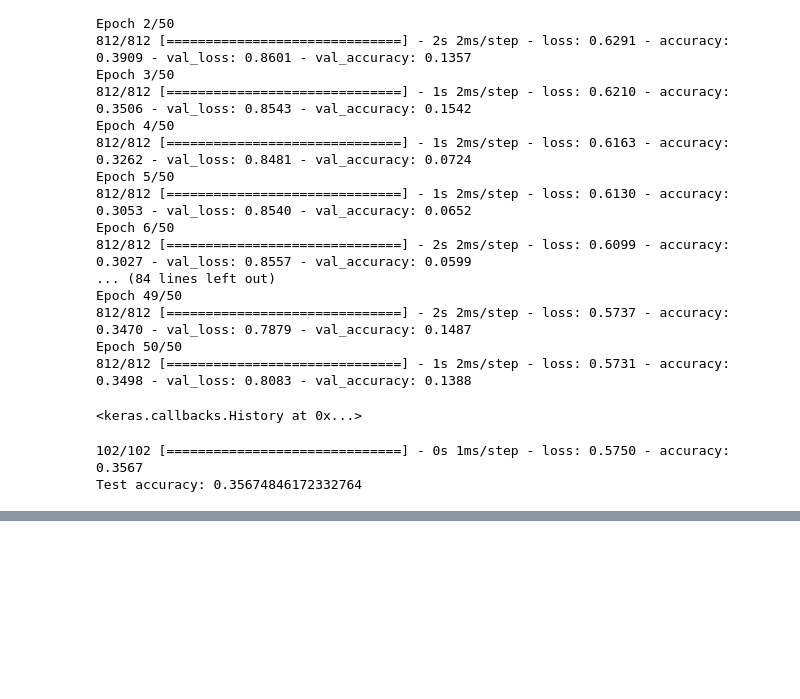
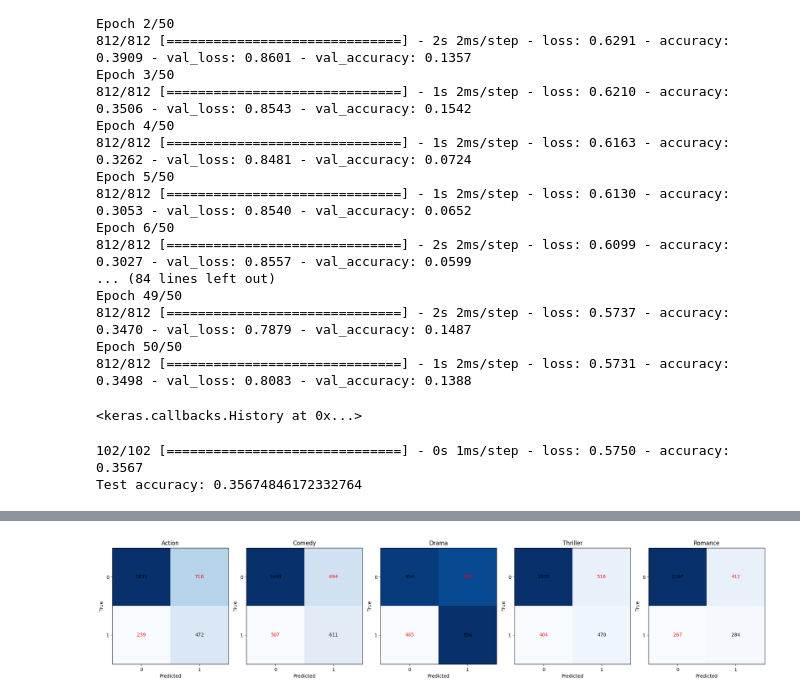
Before and after one commit to canxiu-zhang/ML_YUniv, a Jupyter notebook: ml_1010/group_projects/milestone_4.ipynb, the cells around one changed output, grey strips where cells are left out. Drawn from its saved outputs; the diff is of its cells as text; code cells hidden in the pictures; blank space fills up the shorter version.

```diff
--- a/ml_1010/group_projects/milestone_4.ipynb
+++ b/ml_1010/group_projects/milestone_4.ipynb
@@ -75,3 +75,40 @@ print("Test accuracy:", scores[1])
 # %% [output]
 102/102 [==============================] - 0s 1ms/step - loss: 0.5750 - accuracy: 0.3567
 Test accuracy: 0.35674846172332764
+# %%
+from sklearn.metrics import multilabel_confusion_matrix
+import matplotlib.pyplot as plt
+
+# Define a dictionary to map numeric labels to text labels
+label_dict = {0: 'Action', 1: 'Comedy', 2: 'Drama', 3: 'Thriller', 4: 'Romance'}
+
+# Make predictions on the test set
+y_pred = model.predict(x_test_selected)
+
+# Convert probability predictions to binary predictions
+y_pred_binary = np.round(y_pred)
+
+# Compute the confusion matrix
+confusion_mtx = multilabel_confusion_matrix(y_test, y_pred_binary)
+
+# Plot the confusion matrix
+fig, ax = plt.subplots(nrows=1, ncols=5, figsize=(20, 5))
+for i in range(5):
+    cm = confusion_mtx[i]
+    ax[i].matshow(cm, cmap='Blues')
+    for row in range(cm.shape[0]):
+        for col in range(cm.shape[1]):
+            if row == col:
+                ax[i].text(x=col, y=row, s=cm[row, col], va='center', ha='center')
+            else:
+                ax[i].text(x=col, y=row, s=cm[row, col], va='center', ha='center', color='red')
+    ax[i].set_title(label_dict[i])
+    ax[i].set_xlabel('Predicted')
+    ax[i].set_ylabel('True')
+    ax[i].set_xticks([0, 1])
+    ax[i].set_yticks([0, 1])
+    ax[i].xaxis.set_ticks_position('bottom')
+    ax[i].yaxis.set_ticks_position('left')
+plt.tight_layout()
+plt.show()
+# %% [output]
@@ -77,0 +116 @@ Test accuracy: 0.35674846172332764
+[figure, added]
```
Also changed, not shown: parts of 1 cell of this notebook.
